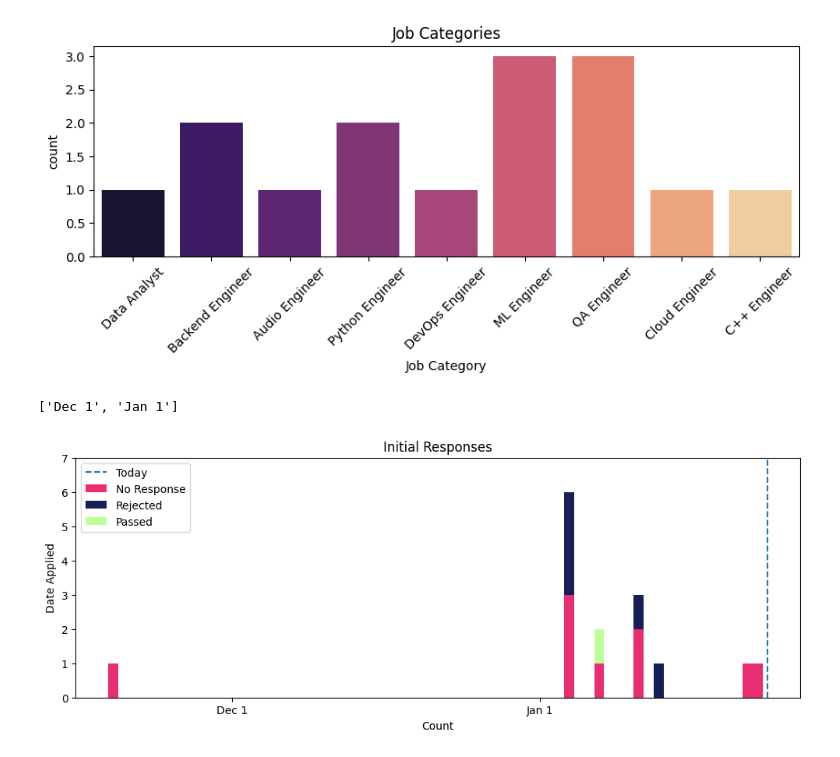
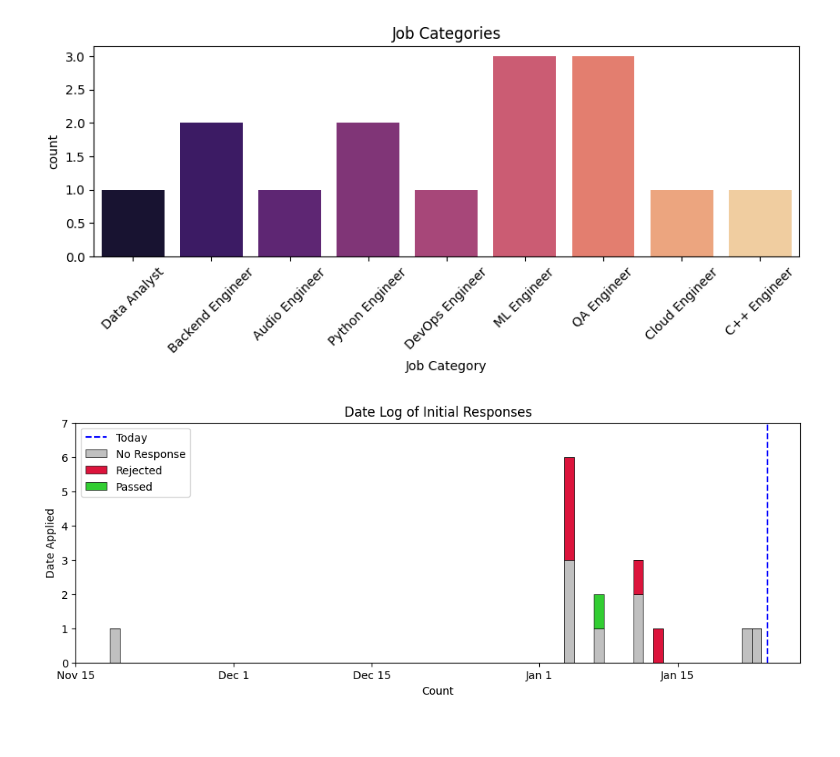
Before and after one commit to emilycardwell/my-jobs, a Jupyter notebook: jobs.ipynb, the cells around one changed output. Cells and saved outputs as stored; diff of their text form; code cells hidden in the pictures.

```diff
--- a/jobs.ipynb
+++ b/jobs.ipynb
@@ -164,7 +160,9 @@ bikemap_fr = ['Bikemap', '2023-01-04', np.datetime64('2023-01-11'), 'Rejected']
 
 teufel_fr = ['Teufel', '2023-01-11', np.datetime64('2023-01-19'), 'Rejected']
 
-burmester_fr = ['Burmester_Audiosysteme', '2023-01-13', np.datetime64('2023-01-23'), 'Rejected']
+burmester_fr = [
+    'Burmester_Audiosysteme', '2023-01-13', np.datetime64('2023-01-23'), 'Rejected'
+]
 # %%
 rejections = [db_fr, accenture_fr, bikemap_fr, teufel_fr, burmester_fr]
 # %% [markdown]
@@ -269,32 +267,45 @@ for x in date_reject_counts:
 both = np.array(rejected) + np.array(no_response)
 width = 1
 # %%
-x_lines = pd.date_range(pd.to_datetime(my_dates[0]) - relativedelta(days=2), pd.to_datetime(my_dates[-1]) + relativedelta(days=2), freq='MS')
+x_lines = pd.date_range(
+    pd.to_datetime(my_dates[0]) - relativedelta(days=5),
+    pd.to_datetime(my_dates[-1]) + relativedelta(days=2), freq='SMS'
+)
+
 x_labes = [x.strftime('%b %-d') for x in x_lines]
-x_labes
-# %% [output]
-['Dec 1', 'Jan 1']
 # %%
 fig2, ax2 = plt.subplots(figsize=(12,4))
 
-cat_palette = ['#e82e72', '#161f59', '#bdff99']
-ax2.bar(my_dates, no_response, width, label='No Response', color=cat_palette[0])
-ax2.bar(my_dates, rejected, width, bottom=no_response, label='Rejected', color=cat_palette[1])
-ax2.bar(my_dates, passed, width, bottom=both, label='Passed', color=cat_palette[2])
+cat_palette = ['silver', 'crimson', 'limegreen']
+ax2.bar(
+    my_dates, no_response, width, label='No Response',
+    color=cat_palette[0], edgecolor='black', linewidth=0.5
+)
+ax2.bar(
+    my_dates, rejected, width, bottom=no_response, label='Rejected',
+    color=cat_palette[1], edgecolor='black', linewidth=0.5
+)
+ax2.bar(
+    my_dates, passed, width, bottom=both, label='Passed',
+    color=cat_palette[2], edgecolor='black', linewidth=0.5
+)
 
-l1 = ax2.vlines(datetime.today(), 0, 7, linestyles='dashed', label='Today')
+l1 = ax2.vlines(
+    datetime.today(), 0, 7,
+    linestyles='dashed', color='blue', label='Today'
+)
 
 ax2.set_xticks(x_lines)
 ax2.set_xticklabels(x_labes)
 ax2.set_ybound(0, 7)
 
 ax2.set_xlabel('Count')
 ax2.set_ylabel('Date Applied')
-ax2.set_title('Initial Responses')
+ax2.set_title('Date Log of Initial Responses')
 ax2.legend(loc='upper left')
 
 plt.show()
 # %% [output]
-[figure, old version]
+[figure, new version]
 # %%
 X = jobs_df.loc[:, ['initial_response']].reset_index('company_name', drop=True)
```
Also changed, not shown: parts of 5 cells of this notebook.
